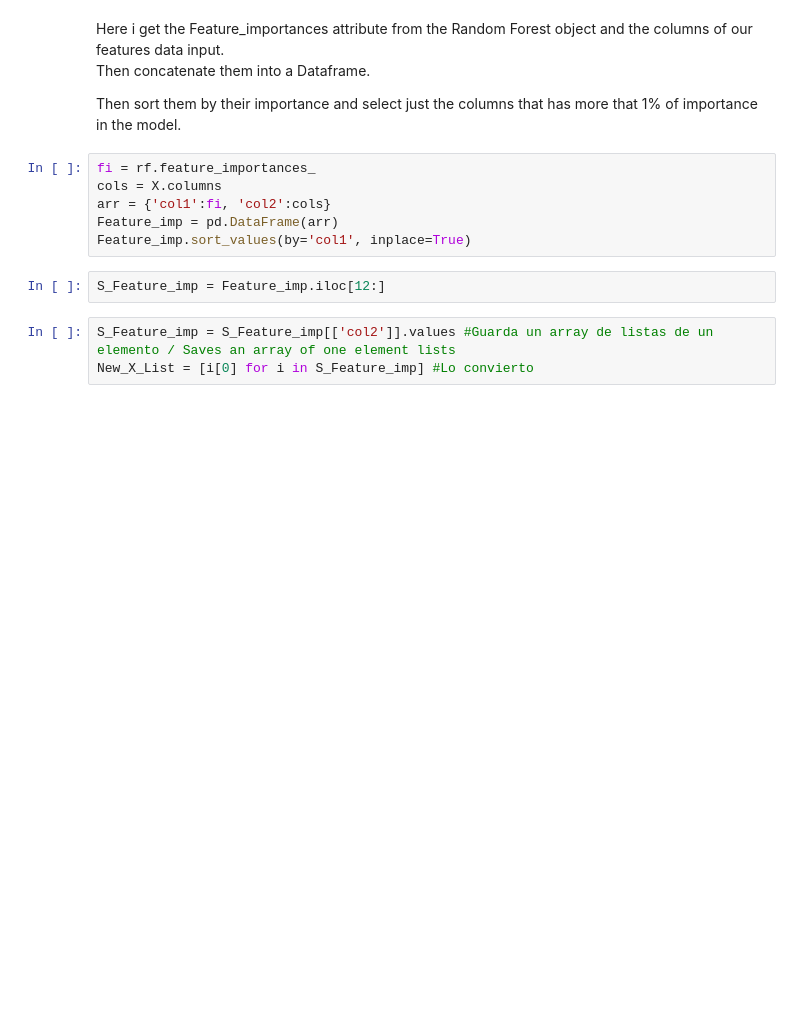
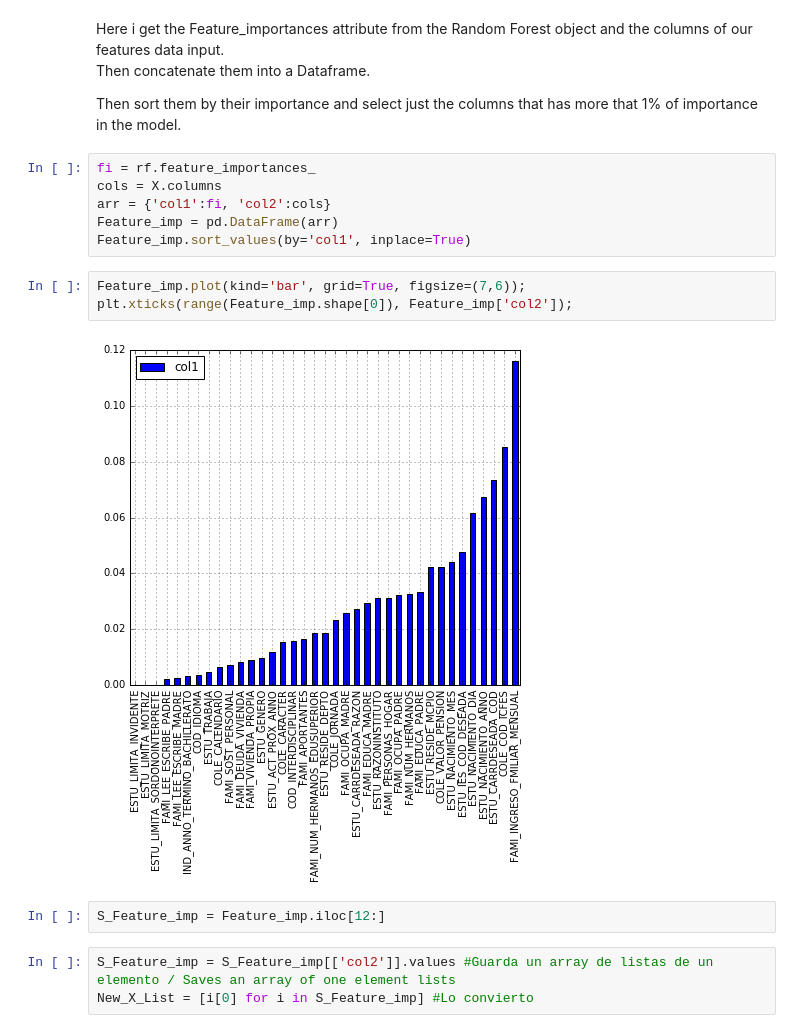
Before and after one commit to AronForero/ICFESProject, a Jupyter notebook: New_Project/Analysis_Predictions/Analysis/Random_Forest_Regressor.ipynb, the cells around one changed output. Drawn from its saved outputs; the diff is of its cells as text; blank space fills up the shorter version.

```diff
--- a/New_Project/Analysis_Predictions/Analysis/Random_Forest_Regressor.ipynb
+++ b/New_Project/Analysis_Predictions/Analysis/Random_Forest_Regressor.ipynb
@@ -71,6 +71,11 @@ cols = X.columns
 arr = {'col1':fi, 'col2':cols}
 Feature_imp = pd.DataFrame(arr)
 Feature_imp.sort_values(by='col1', inplace=True)
+# %%
+Feature_imp.plot(kind='bar', grid=True, figsize=(7,6));
+plt.xticks(range(Feature_imp.shape[0]), Feature_imp['col2']);
+# %% [output]
+[figure, added]
 # %%
 S_Feature_imp = Feature_imp.iloc[12:]
 # %%
```
Also changed, not shown: parts of 2 cells of this notebook, 2 other files.
